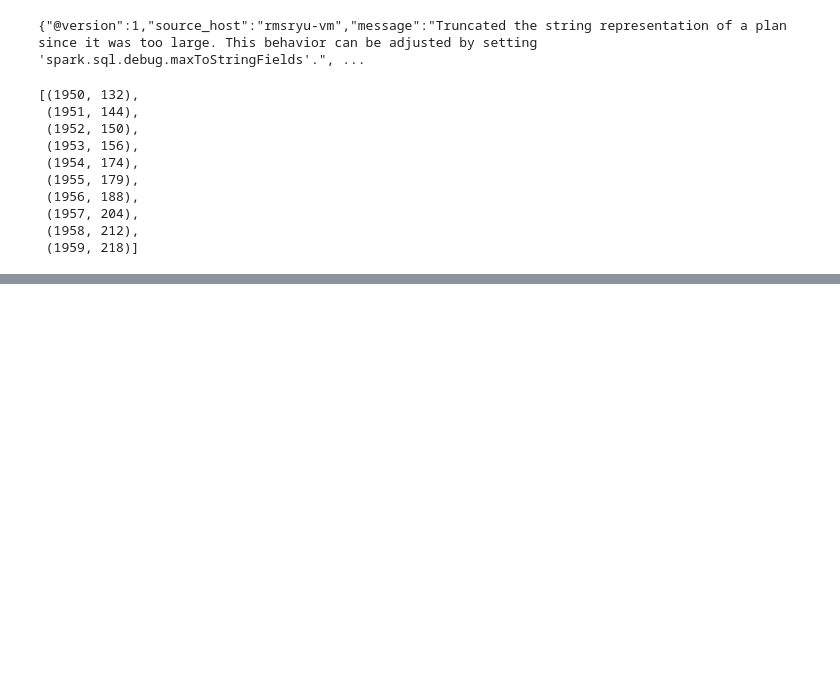
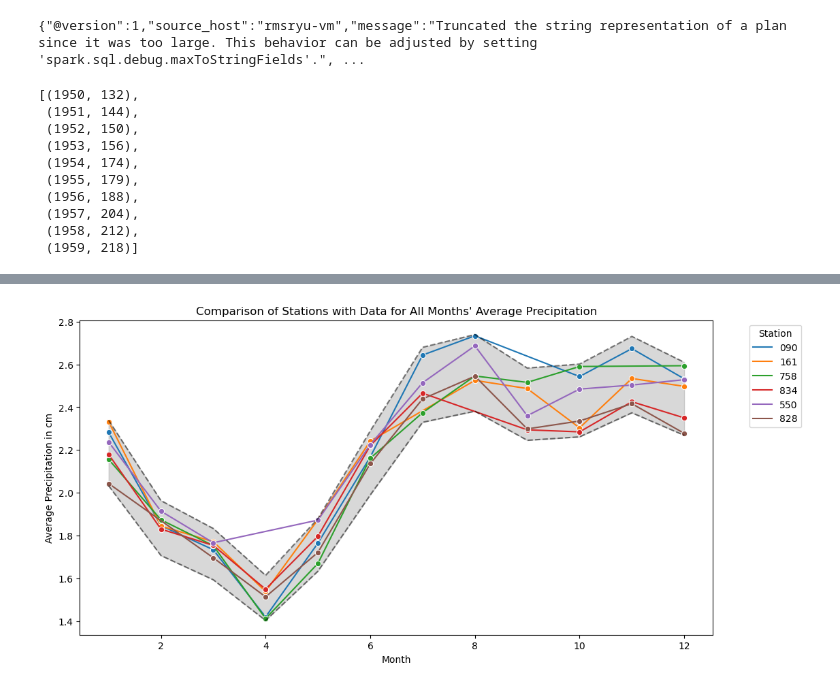
Before and after one commit to rmsryu/spark-climate-data, a Jupyter notebook: 02_datapre.ipynb, the cells around one changed output, grey strips where cells are left out. Cells and saved outputs as stored; diff of their text form; code cells hidden in the pictures; blank space fills up the shorter version.

```diff
--- a/02_datapre.ipynb
+++ b/02_datapre.ipynb
@@ -208,0 +265,61 @@ df_final.summary().show()
+# %%
+threshold = 0.07  # Define a threshold in percentage to consider stations similarity
+num_similar_months = 10 # Definie thershold of minimum months with similar mean per station
+
+
+# Calculate the overall monthly average precipitation across all stations
+overall_monthly_average = grouped_df.groupBy("month").agg(mean("mean").alias("overall_mean"))
+overall_monthly_avg = grouped_df.toPandas().groupby("month")["mean"].mean() # this will be used for the bands later
+overall_monthly_std = overall_monthly_avg * threshold # this will be used for the bands later
+
+
+# Join the overall monthly average to the original DataFrame
+joined_df = grouped_df.join(overall_monthly_average, on="month")
+
+
+# Filter stations with similar monthly averages
+similar_stations_df = joined_df.filter(
+    (col("mean") >= col("overall_mean") * (1 - threshold)) & (col("mean") <= col("overall_mean") * (1 + threshold))
+)
+
+# Filter the DataFrame with the preselected stations (from LSTM individual runs)
+lst_results = {'080': 0.13211404, '338': 0.13322017, '345': 0.13900559, '354': 0.14207321, '666': 0.14214464, '353': 0.14426473, '674': 0.14492266, '681': 0.14619893, '156': 0.14652579, '456': 0.14702083, '358': 0.14910142, '464': 0.14910223, '453': 0.1496602, '328': 0.1507474, '680': 0.15163502, '438': 0.15331575, '161': 0.1533159, '437': 0.15339538, '225': 0.1534206, '828': 0.15343612, '085': 0.15361921, '341': 0.15391526, '022': 0.1539157, '139': 0.1573842, '462': 0.1576759, '228': 0.157815, '974': 0.1589394, '352': 0.15925187, '968': 0.15925732, '542': 0.15995637, '163': 0.1640147, '843': 0.16505456, '838': 0.16531673, '463': 0.16534059, '084': 0.1673286, '970': 0.16780582, '356': 0.1683358, '588': 0.16878334, '764': 0.16919768, '915': 0.16940638, '572': 0.16954, '550': 0.16978025, '579': 0.17034939, '834': 0.1704336, '330': 0.17149243, '678': 0.1715598, '749': 0.1736844, '145': 0.17445874, '082': 0.17550059, '899': 0.17625822, '558': 0.17719354, '234': 0.17736025, '760': 0.17741859, '444': 0.1775532, '763': 0.17807491, '912': 0.18016313, '019': 0.18026893, '011': 0.18046126, '911': 0.18083245, '578': 0.18097365, '973': 0.18139952, '844': 0.18160371, '758': 0.18230926, '056': 0.18388759, '840': 0.18391009, '081': 0.18395138, '147': 0.18407458, '075': 0.18423764, '240': 0.1870525, '222': 0.18780243, '235': 0.18897787, '073': 0.19098094, '046': 0.19121893, '087': 0.19192405, '454': 0.1949879, '090': 0.19622971, '584': 0.2025461}
+preselected_stations = list(lst_results.keys())
+similar_stations_df = similar_stations_df.filter(col("station").isin(preselected_stations))
+
+# Filters similar stations to stations that are constantly similar in all monhts
+station_month_count = similar_stations_df.groupBy("station").count()
+
+# Filter stations that have data for all 12 months
+stations_with_all_months = station_month_count.filter(col("count") > num_similar_months).select("station")
+
+# Convert the filtered stations DataFrame to a list
+stations_with_all_months_list = [row["station"] for row in stations_with_all_months.collect()]
+
+# Filter the similar_stations_df with the stations_with_all_months_list
+similar_stations_df = similar_stations_df.filter(col("station").isin(stations_with_all_months_list))
+
+# Convert the filtered DataFrame to a Pandas DataFrame
+pd_df = similar_stations_df.toPandas()
+
+# Create the line plot with multiple lines for the filtered stations
+plt.figure(figsize=(12, 6))
+sns.lineplot(data=pd_df, x="month", y="mean", hue="station", marker="o")
+
+# Add the shaded bands for the upper and lower limits based on the standard deviation
+plt.fill_between(overall_monthly_avg.index, overall_monthly_avg - overall_monthly_std, overall_monthly_avg + overall_monthly_std, color="gray", alpha=0.3)
+
+# Add dotted lines for the upper and lower limits
+plt.plot(overall_monthly_avg.index, overall_monthly_avg - overall_monthly_std, linestyle="--", color="black", alpha=0.5)
+plt.plot(overall_monthly_avg.index, overall_monthly_avg + overall_monthly_std, linestyle="--", color="black", alpha=0.5)
+
+plt.title("Comparison of Stations with Data for All Months' Average Precipitation")
+plt.xlabel("Month")
+plt.ylabel("Average Precipitation in cm")
+
+# Move the legend to the right of the plot
+plt.legend(title="Station", bbox_to_anchor=(1.05, 1), loc='upper left')
+
+plt.show()
+# %% [output]
+[figure, added]
```
Also changed, not shown: parts of 15 cells of this notebook, 2 other files.
